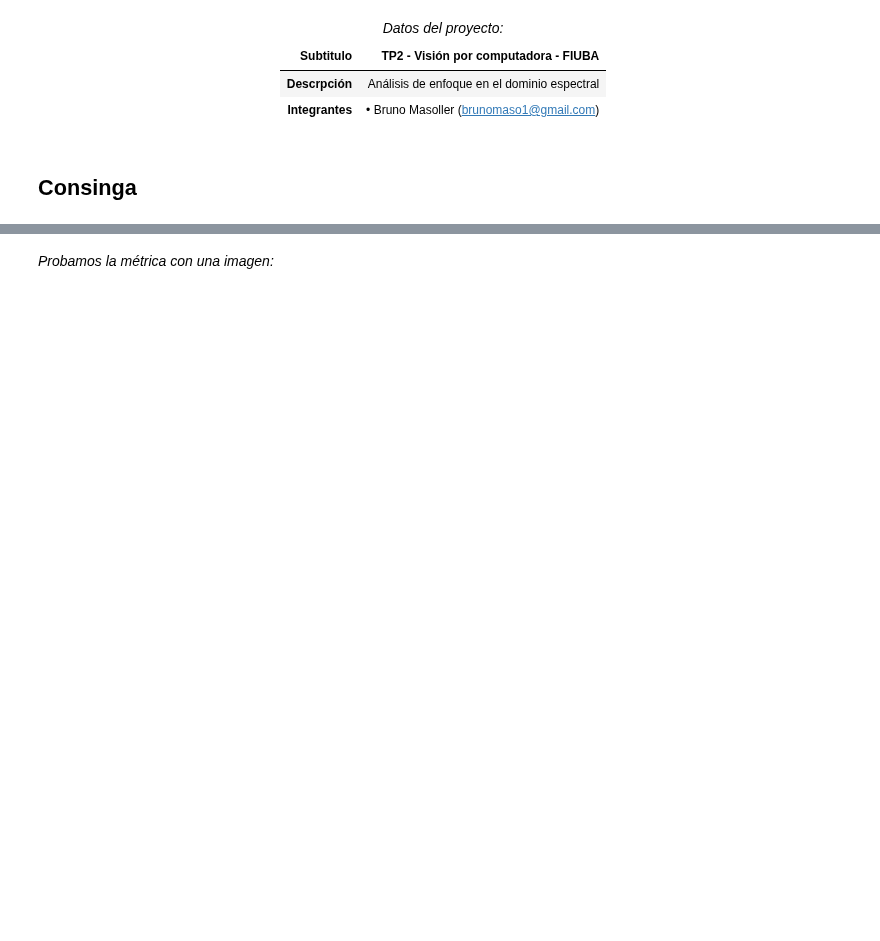
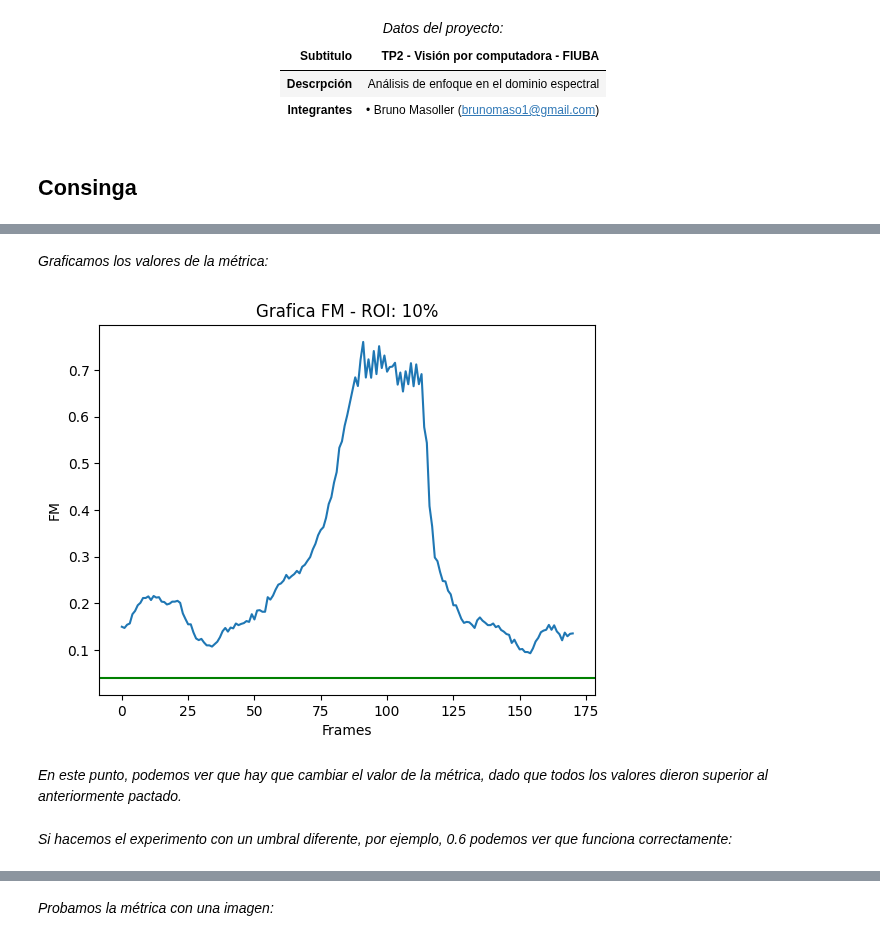
Before and after one commit to brunomaso1/uba-ceia, a Jupyter notebook: ceia-vpc1/TP2/TP2.ipynb, the cells around one changed output, grey strips where cells are left out. Drawn from its saved outputs; the diff is of its cells as text; code cells hidden in the pictures; blank space fills up the shorter version.

```diff
--- a/ceia-vpc1/TP2/TP2.ipynb
+++ b/ceia-vpc1/TP2/TP2.ipynb
@@ -83,0 +364,15 @@ def kanjar_fdibm(image: np.ndarray) -> float:
+# %%
+FM_TRHESHOLD = 0.04 # Mismo que el caso anterior
+roi = 10
+fms, _ = do_eperiment(
+    VIDEO_PATH, kanjar_fm, experiment_type=ExperimentTypes.ROI, threshold=FM_TRHESHOLD, roi=roi, background=False)
+# %% [markdown]
+*Graficamos los valores de la métrica:*
+# %%
+plot_fms(fms, FM_TRHESHOLD, title=f'Grafica FM - ROI: {roi}%')
+# %% [output]
+[figure, added]
+# %% [markdown]
+*En este punto, podemos ver que hay que cambiar el valor de la métrica, dado que todos los valores dieron superior al anteriormente pactado.*
+# %% [markdown]
+*Si hacemos el experimento con un umbral diferente, por ejemplo, 0.6 podemos ver que funciona correctamente:*
```
Also changed, not shown: parts of 59 cells of this notebook.
